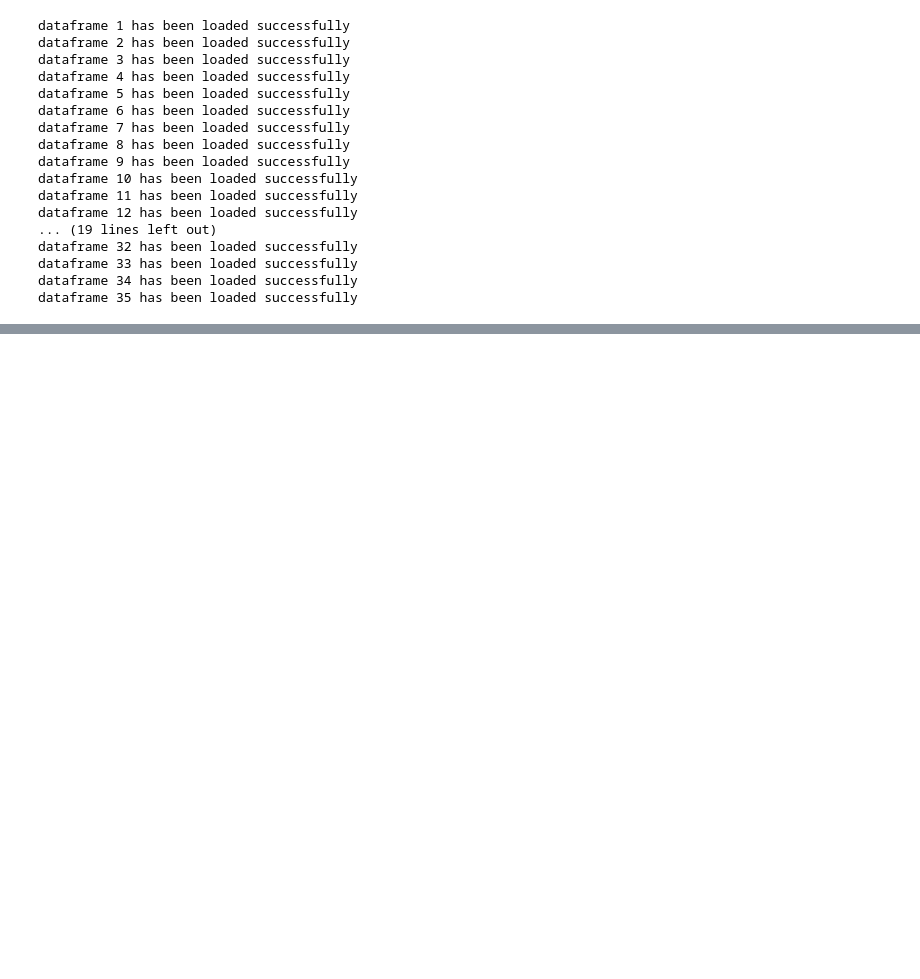
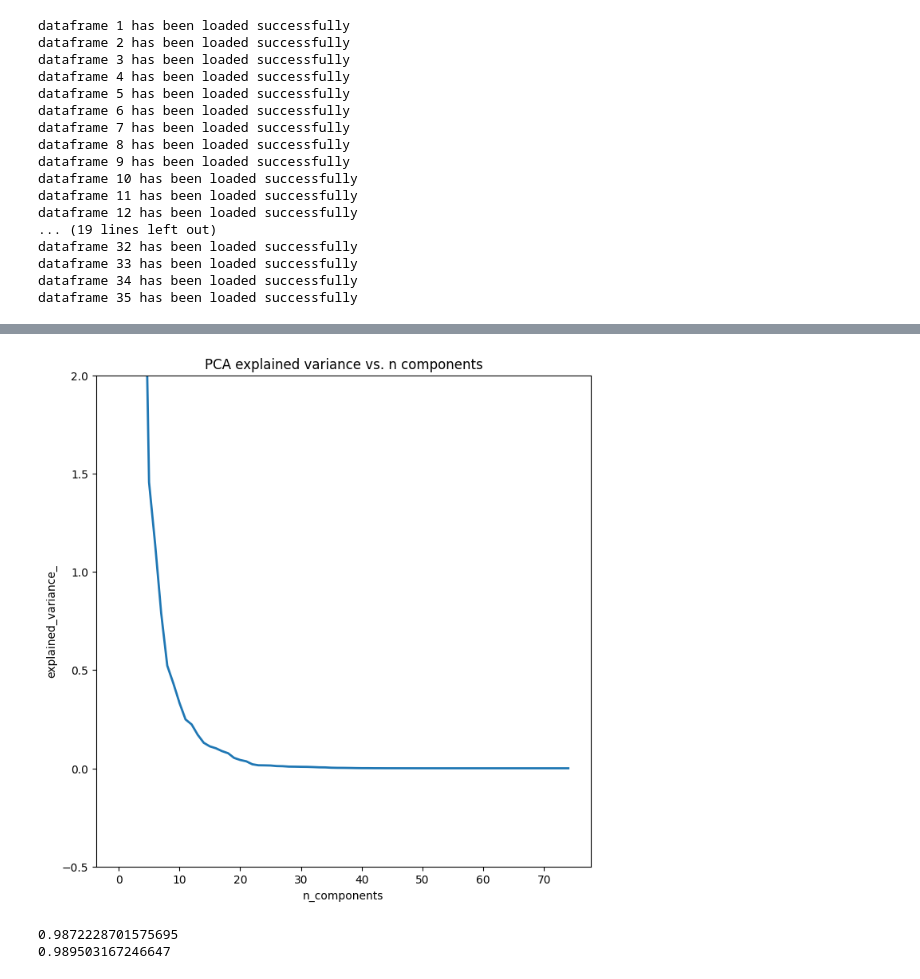
Before and after one commit to AsuquoAA/Predictive_Maintenance, a Jupyter notebook: Predictive_Maintenance_Classification.ipynb, the cells around one changed output, grey strips where cells are left out. Drawn from its saved outputs; the diff is of its cells as text; code cells hidden in the pictures; blank space fills up the shorter version.

```diff
--- a/Predictive_Maintenance_Classification.ipynb
+++ b/Predictive_Maintenance_Classification.ipynb
@@ -567,0 +593,10 @@ split_columns()
+# %%
+# dropping redundant features
+def removing_redundant_features_columns(X):
+    columns = ['pressure_readings_2_min','pressure_readings_3_min','flow_sensor_readings_1_min','stable_efficiency_readings_1_min']
+    X = X.drop(columns=columns)
+    return X
+
+X = removing_redundant_features_columns(X)
+
+X.head()
@@ -567,0 +685,56 @@ split_columns()
+# %%
+# Since we can see that they are so many correlated features, we proceed to employ PCA()
+# Principal Component Analysis
+def pca(X):
+    # Standardizing the dataset
+    scaler = StandardScaler()
+    X_scaled = scaler.fit_transform(X)
+
+    # applying the PCA without restrictions
+    pca = PCA()
+    pca.fit(X_scaled)
+    # plot the vaiance
+    plt.figure(figsize=(8,8))
+    plt.plot(pca.explained_variance_,linewidth=2)
+    plt.axis('tight')
+    plt.xlabel('n_components')
+    plt.ylabel('explained_variance_')
+    plt.ylim(-0.5, 2)
+    plt.title('PCA explained variance vs. n components')
+
+pca(X)
+# %% [output]
+[figure, added]
+# %%
+
+# from the graph its 12 to 13 n_components but lets find the cumulative variance of each to be sure
+def confirm_pca(X):
+    # Standardizing the dataset
+    scaler = StandardScaler()
+    X_scaled = scaler.fit_transform(X)
+
+    # applying the PCA without restrictions
+    pca = PCA()
+    pca.fit(X_scaled)
+    cumulative_variance = np.cumsum(pca.explained_variance_ratio_)
+    print(cumulative_variance[12])  # Check variance explained by 13th component
+    print(cumulative_variance[13])  # Check variance explained by 14th component
+
+confirm_pca(X)
+
+# selecting n_components = 12
+def pca_reduction():
+    # Standardizing the dataset
+    scaler = StandardScaler()
+
+    X_scaled = scaler.fit_transform(X)
+    # Apply PCA with 13 components
+    pca = PCA(n_components=12)
+    X_pca = pca.fit_transform(X_scaled)  # Transform the original dataset
+
+    return X_pca
+
+X = pca_reduction()
+# %% [output]
+0.9872228701575695
+0.989503167246647
```
Also changed, not shown: parts of 24 cells of this notebook.
